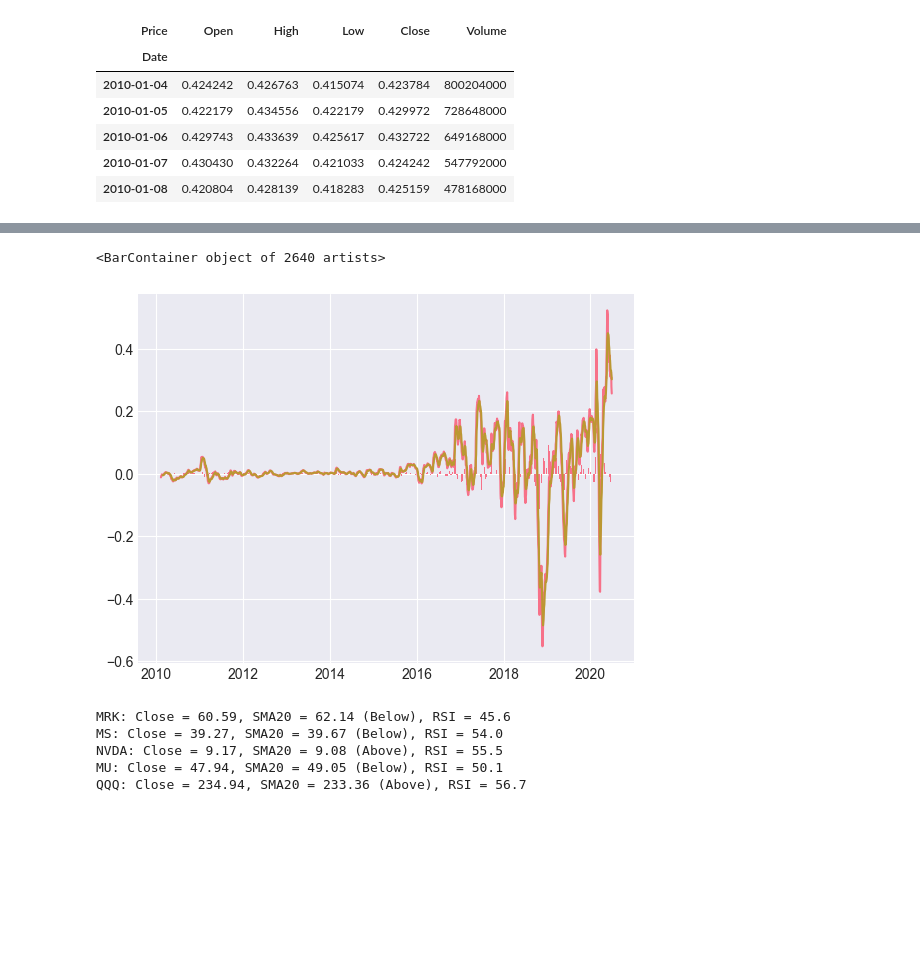
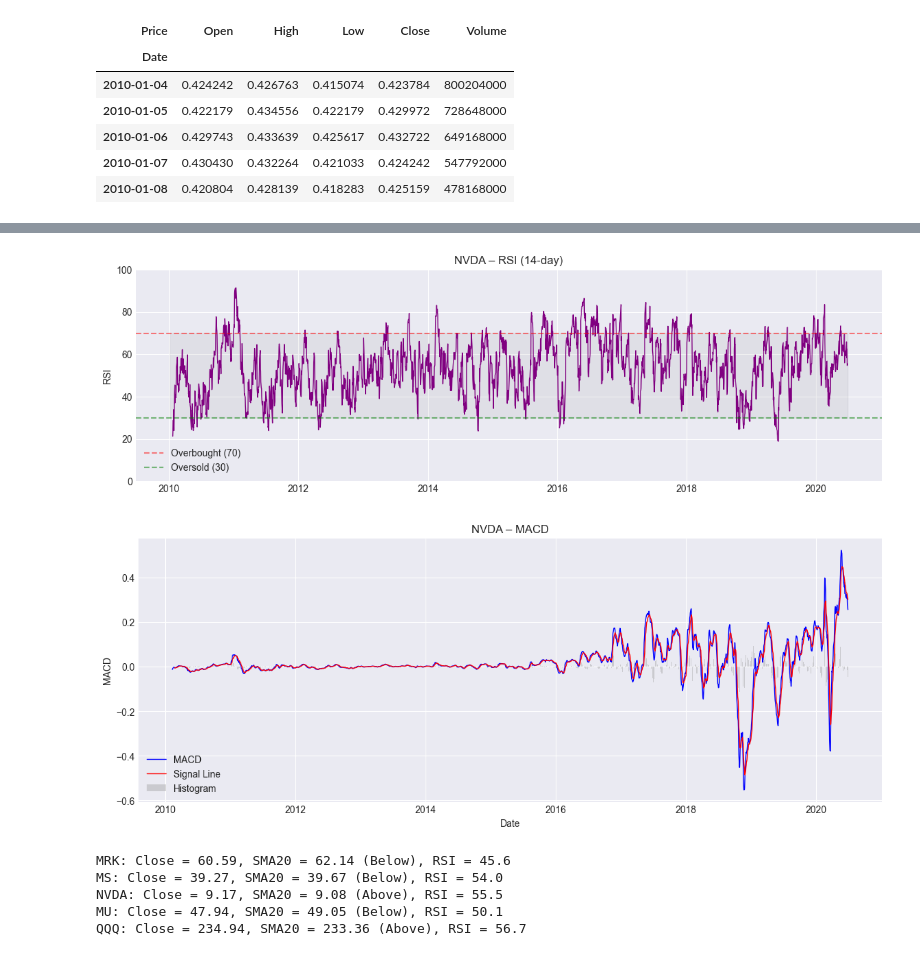
Before and after one commit to bitanyadereje/news-sentiment-analysis, a Jupyter notebook: notebooks/02_technical_indicators.ipynb, the cells around one changed output, grey strips where cells are left out. Cells and saved outputs as stored; diff of their text form; code cells hidden in the pictures; blank space fills up the shorter version.

```diff
--- a/notebooks/02_technical_indicators.ipynb
+++ b/notebooks/02_technical_indicators.ipynb
@@ -90,10 +74,28 @@ plt.axhline(30, linestyle='--', color='green') # oversold line
+# %%
+plt.figure(figsize=(14,4))
+plt.plot(df.index, df['RSI'], color='purple', linewidth=1)
+plt.axhline(70, linestyle='--', color='red', alpha=0.5, label='Overbought (70)')
+plt.axhline(30, linestyle='--', color='green', alpha=0.5, label='Oversold (30)')
+plt.title(f'{stock} – RSI (14-day)')
+plt.ylabel('RSI')
+plt.ylim(0, 100)
+plt.fill_between(df.index, 30, 70, color='gray', alpha=0.1)
+plt.legend()
+plt.show()
+# %% [output]
+[figure, added]
 # %%
-plt.plot(df.index, df['MACD'], label='MACD')
-plt.plot(df.index, df['MACD_signal'], label='Signal')
-plt.bar(df.index, df['MACD_diff'], label='Histogram')
+plt.figure(figsize=(14,5))
+plt.plot(df.index, df['MACD'], label='MACD', color='blue', linewidth=1)
+plt.plot(df.index, df['MACD_signal'], label='Signal Line', color='red', linewidth=1)
+plt.bar(df.index, df['MACD_diff'], label='Histogram', alpha=0.3, color='gray')
+plt.title(f'{stock} – MACD')
+plt.xlabel('Date')
+plt.ylabel('MACD')
+plt.legend()
+plt.show()
 # %% [output]
-<BarContainer object of 2640 artists>
-[figure, old version]
+[figure, new version]
 # %%
 for ticker in tickers:
     temp = data[ticker].copy()
```
Also changed, not shown: parts of 8 cells of this notebook, 2 other files.
